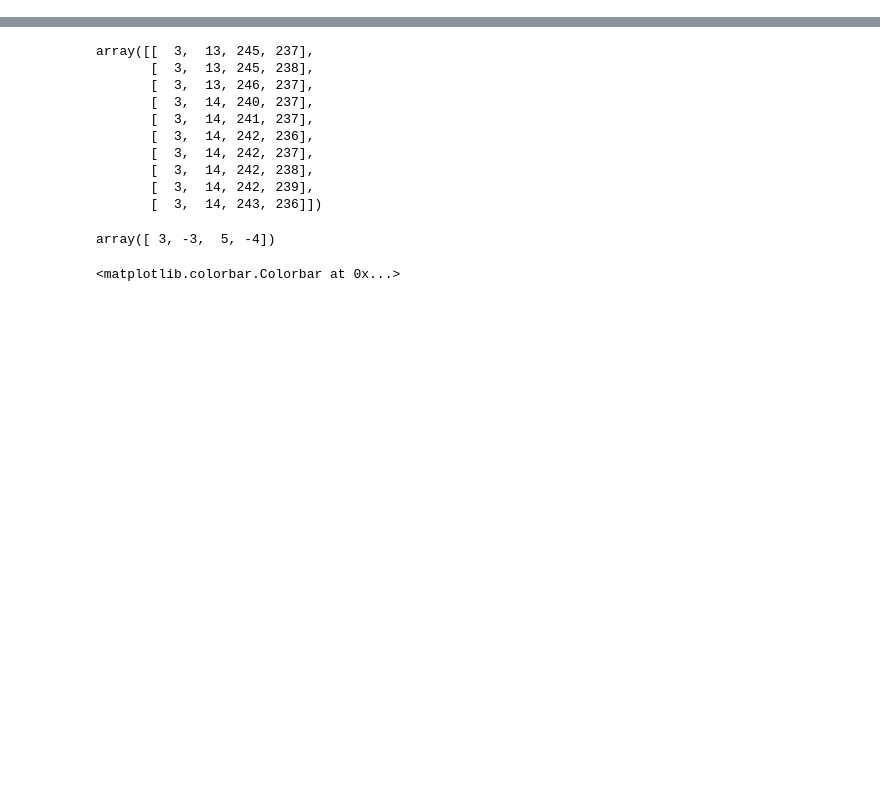
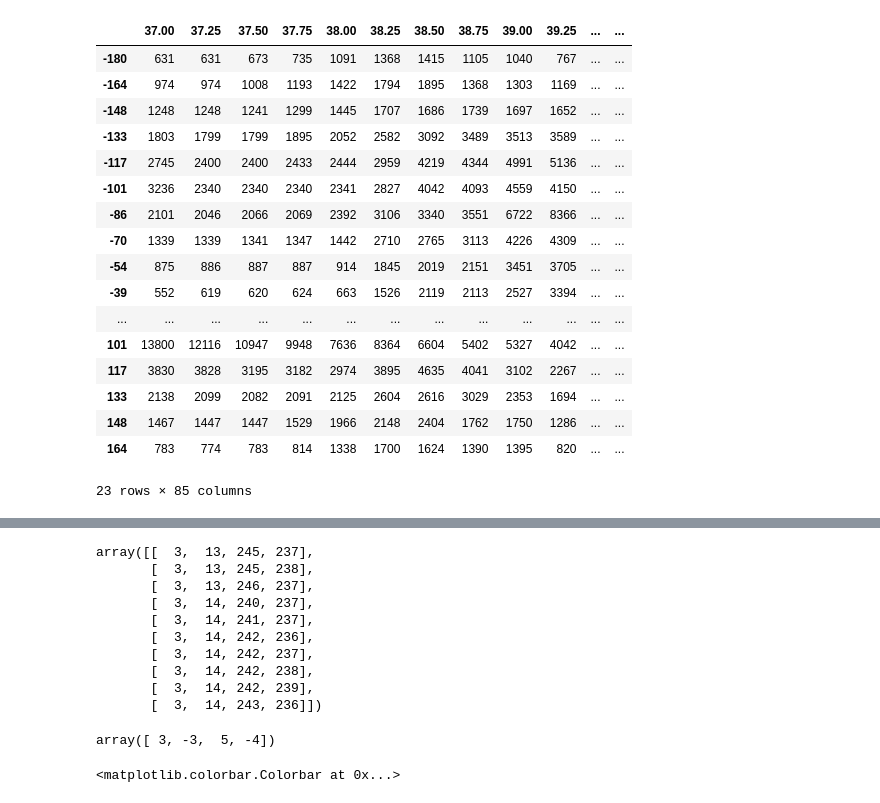
Before and after one commit to Asashou/TLI, a Jupyter notebook: pipeline/steps/directional_normalization.ipynb, the cells around one changed output, grey strips where cells are left out. Saved outputs shown, nothing was run; the diff lists cells and outputs as text; code cells hidden in the pictures; blank space fills up the shorter version.

```diff
--- a/pipeline/steps/directional_normalization.ipynb
+++ b/pipeline/steps/directional_normalization.ipynb
@@ -42,0 +88,21 @@ array([[  4,  -1, -11,  -5],
+# %%
+neuron_angles_new
+# %% [output]
+|  | 37.00 | 37.25 | 37.50 | 37.75 | 38.00 | 38.25 | 38.50 | 38.75 | 39.00 | 39.25 | ... | ... |
+| -180 | 631 | 631 | 673 | 735 | 1091 | 1368 | 1415 | 1105 | 1040 | 767 | ... | ... |
+| -164 | 974 | 974 | 1008 | 1193 | 1422 | 1794 | 1895 | 1368 | 1303 | 1169 | ... | ... |
+| -148 | 1248 | 1248 | 1241 | 1299 | 1445 | 1707 | 1686 | 1739 | 1697 | 1652 | ... | ... |
+| -133 | 1803 | 1799 | 1799 | 1895 | 2052 | 2582 | 3092 | 3489 | 3513 | 3589 | ... | ... |
+| -117 | 2745 | 2400 | 2400 | 2433 | 2444 | 2959 | 4219 | 4344 | 4991 | 5136 | ... | ... |
+| -101 | 3236 | 2340 | 2340 | 2340 | 2341 | 2827 | 4042 | 4093 | 4559 | 4150 | ... | ... |
+| -86 | 2101 | 2046 | 2066 | 2069 | 2392 | 3106 | 3340 | 3551 | 6722 | 8366 | ... | ... |
+| -70 | 1339 | 1339 | 1341 | 1347 | 1442 | 2710 | 2765 | 3113 | 4226 | 4309 | ... | ... |
+| -54 | 875 | 886 | 887 | 887 | 914 | 1845 | 2019 | 2151 | 3451 | 3705 | ... | ... |
+| -39 | 552 | 619 | 620 | 624 | 663 | 1526 | 2119 | 2113 | 2527 | 3394 | ... | ... |
+| ... | ... | ... | ... | ... | ... | ... | ... | ... | ... | ... | ... | ... |
+| 101 | 13800 | 12116 | 10947 | 9948 | 7636 | 8364 | 6604 | 5402 | 5327 | 4042 | ... | ... |
+| 117 | 3830 | 3828 | 3195 | 3182 | 2974 | 3895 | 4635 | 4041 | 3102 | 2267 | ... | ... |
+| 133 | 2138 | 2099 | 2082 | 2091 | 2125 | 2604 | 2616 | 3029 | 2353 | 1694 | ... | ... |
+| 148 | 1467 | 1447 | 1447 | 1529 | 1966 | 2148 | 2404 | 1762 | 1750 | 1286 | ... | ... |
+| 164 | 783 | 774 | 783 | 814 | 1338 | 1700 | 1624 | 1390 | 1395 | 820 | ... | ... |
+23 rows × 85 columns
```
Also changed, not shown: parts of 12 cells of this notebook, 4 other files.
